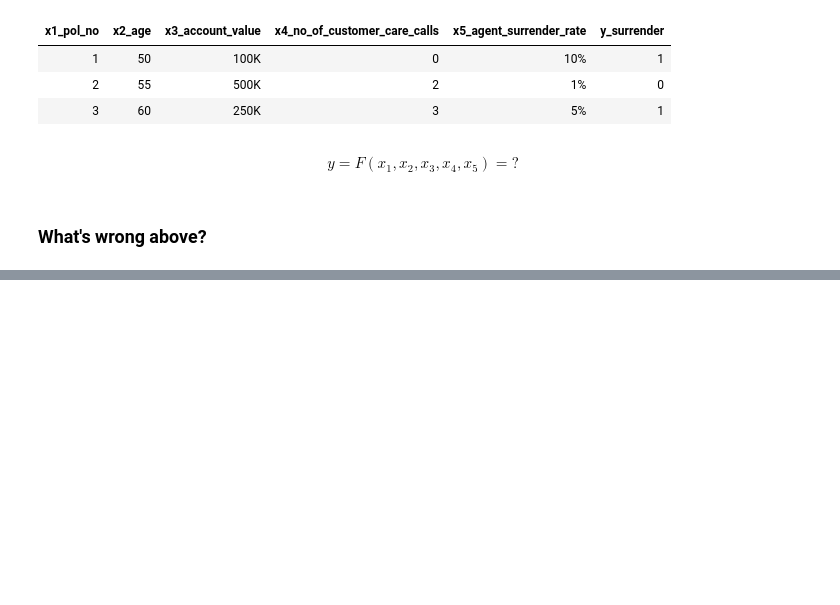
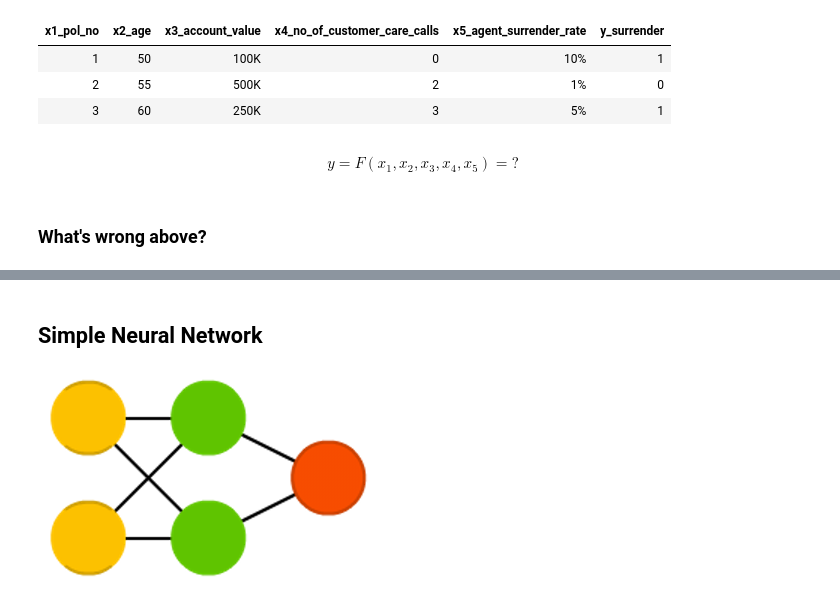
Before and after one commit to joelprince25/deep-learning-adhoc, a Jupyter notebook: universal_function_approximation.ipynb, the cells around one changed output, grey strips where cells are left out. Cells and saved outputs as stored; diff of their text form; code cells hidden in the pictures; blank space fills up the shorter version.

```diff
--- a/universal_function_approximation.ipynb
+++ b/universal_function_approximation.ipynb
@@ -52,0 +60,6 @@ $$y = F(x_1,x_2,x_3,x_4,x_5) = ?$$
+# %% [markdown]
+## Simple Neural Network
+# %%
+Image(filename='data/images/mlp.png')
+# %% [output]
+[figure, added]
```
Also changed, not shown: parts of 28 cells of this notebook, 3 other files.
